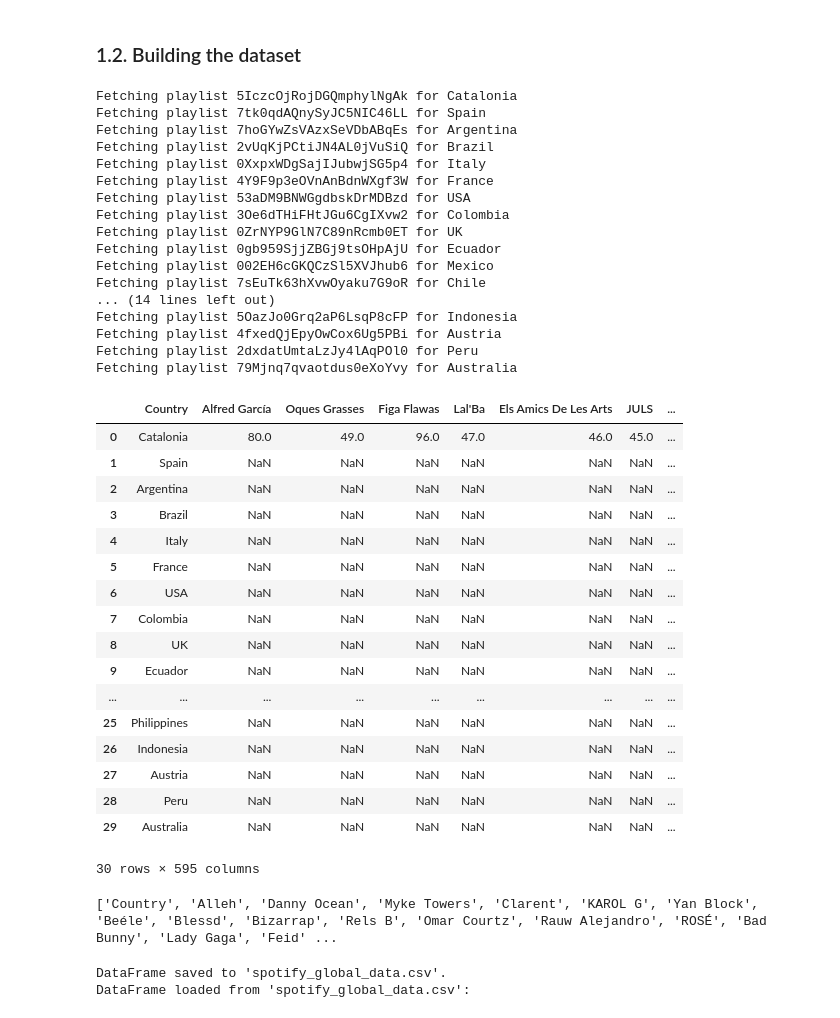
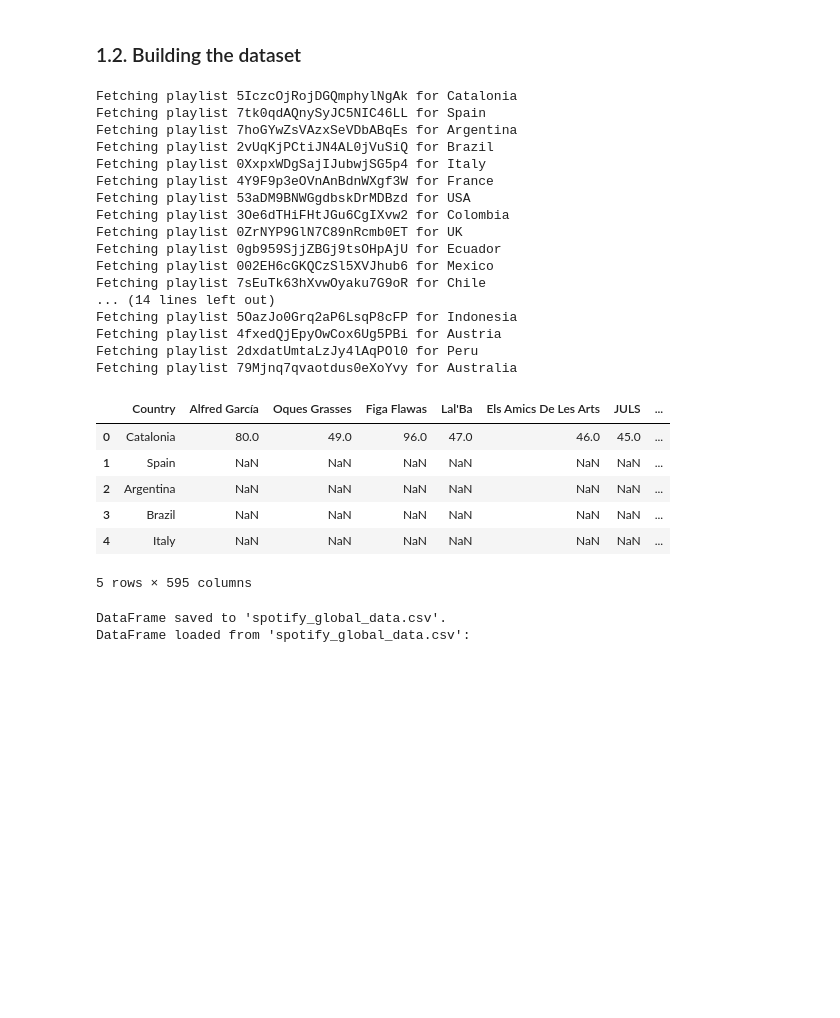
Before and after one commit to marcalvi/Complex-Networks-Project, a Jupyter notebook: A3.ipynb, the cells around one changed output. Saved outputs shown, nothing was run; the diff lists cells and outputs as text; code cells hidden in the pictures; blank space fills up the shorter version.

```diff
--- a/A3.ipynb
+++ b/A3.ipynb
@@ -96,15 +80,13 @@ playlist_ids = {
 ### 1.2. Building the dataset
 # %%
 # Set up credentials
-from spotipy.oauth2 import SpotifyOAuth
-
 client_id = '19107210277541c8a31c434e1d5d58c5'
 client_secret = 'bf0216ea58b1471a976b1179aec337c5'
 sp = spotipy.Spotify(auth_manager=SpotifyOAuth(
     client_id=client_id,
     client_secret=client_secret,
     redirect_uri='http://localhost:8888/callbackif',
-    scope="playlist-read-private playlist-read-collaborative"
+    scope="playlist-read-private"
 ))
 
 # Initialize empty dataframe
@@ -144,52 +126,35 @@ for country, playlist_id in playlist_ids.items():
             country_artists[Artist] = popularity_score
 
     # Add the dictionary as a new row
     dataframe = pd.concat([dataframe, pd.DataFrame([country_artists])], ignore_index=True)
 
 # Print DataFrame
-dataframe
+dataframe.head()
 # %% [output]
 Fetching playlist 5IczcOjRojDGQmphylNgAk for Catalonia
 Fetching playlist 7tk0qdAQnySyJC5NIC46LL for Spain
 Fetching playlist 7hoGYwZsVAzxSeVDbABqEs for Argentina
 Fetching playlist 2vUqKjPCtiJN4AL0jVuSiQ for Brazil
 Fetching playlist 0XxpxWDgSajIJubwjSG5p4 for Italy
 Fetching playlist 4Y9F9p3eOVnAnBdnWXgf3W for France
 Fetching playlist 53aDM9BNWGgdbskDrMDBzd for USA
 Fetching playlist 3Oe6dTHiFHtJGu6CgIXvw2 for Colombia
 Fetching playlist 0ZrNYP9GlN7C89nRcmb0ET for UK
 Fetching playlist 0gb959SjjZBGj9tsOHpAjU for Ecuador
 Fetching playlist 002EH6cGKQCzSl5XVJhub6 for Mexico
 Fetching playlist 7sEuTk63hXvwOyaku7G9oR for Chile
 ... (14 lines left out)
 Fetching playlist 5OazJo0Grq2aP6LsqP8cFP for Indonesia
 Fetching playlist 4fxedQjEpyOwCox6Ug5PBi for Austria
 Fetching playlist 2dxdatUmtaLzJy4lAqPOl0 for Peru
 Fetching playlist 79Mjnq7qvaotdus0eXoYvy for Australia
 |  | Country | Alfred García | Oques Grasses | Figa Flawas | Lal'Ba | Els Amics De Les Arts | JULS | ... |
 | 0 | Catalonia | 80.0 | 49.0 | 96.0 | 47.0 | 46.0 | 45.0 | ... |
 | 1 | Spain | NaN | NaN | NaN | NaN | NaN | NaN | ... |
 | 2 | Argentina | NaN | NaN | NaN | NaN | NaN | NaN | ... |
 | 3 | Brazil | NaN | NaN | NaN | NaN | NaN | NaN | ... |
 | 4 | Italy | NaN | NaN | NaN | NaN | NaN | NaN | ... |
-| 5 | France | NaN | NaN | NaN | NaN | NaN | NaN | ... |
-| 6 | USA | NaN | NaN | NaN | NaN | NaN | NaN | ... |
-| 7 | Colombia | NaN | NaN | NaN | NaN | NaN | NaN | ... |
-| 8 | UK | NaN | NaN | NaN | NaN | NaN | NaN | ... |
-| 9 | Ecuador | NaN | NaN | NaN | NaN | NaN | NaN | ... |
-| ... | ... | ... | ... | ... | ... | ... | ... | ... |
-| 25 | Philippines | NaN | NaN | NaN | NaN | NaN | NaN | ... |
-| 26 | Indonesia | NaN | NaN | NaN | NaN | NaN | NaN | ... |
-| 27 | Austria | NaN | NaN | NaN | NaN | NaN | NaN | ... |
-| 28 | Peru | NaN | NaN | NaN | NaN | NaN | NaN | ... |
-| 29 | Australia | NaN | NaN | NaN | NaN | NaN | NaN | ... |
-30 rows × 595 columns
+5 rows × 595 columns
-# %%
-# Select columns with more than 1 non-NaN row
-filtered_columns = dataframe.loc[:, dataframe.count() > 1]
-print(list(filtered_columns.columns))
-# %% [output]
-['Country', 'Alleh', 'Danny Ocean', 'Myke Towers', 'Clarent', 'KAROL G', 'Yan Block', 'Beéle', 'Blessd', 'Bizarrap', 'Rels B', 'Omar Courtz', 'Rauw Alejandro', 'ROSÉ', 'Bad Bunny', 'Lady Gaga', 'Feid' ...
 # %%
 # Save DataFrame to a CSV file
 dataframe.to_csv(os.path.join(wd, "spotify_global_data.csv"), index=False)  # Set index=False to exclude the index column
```
Also changed, not shown: parts of 10 cells of this notebook.
